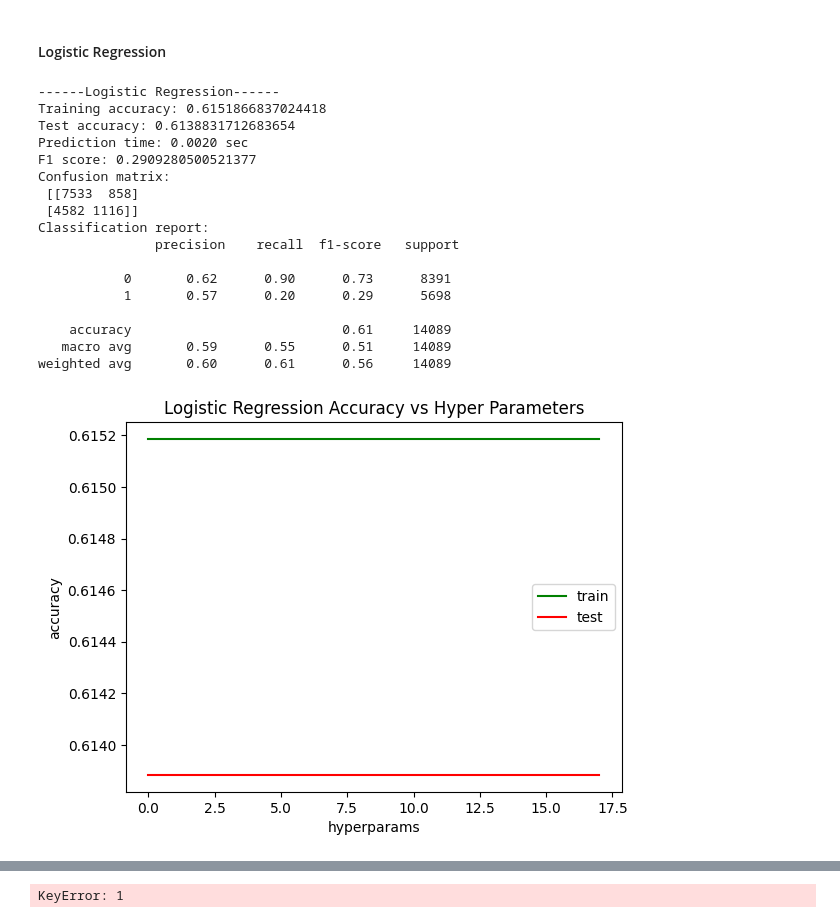
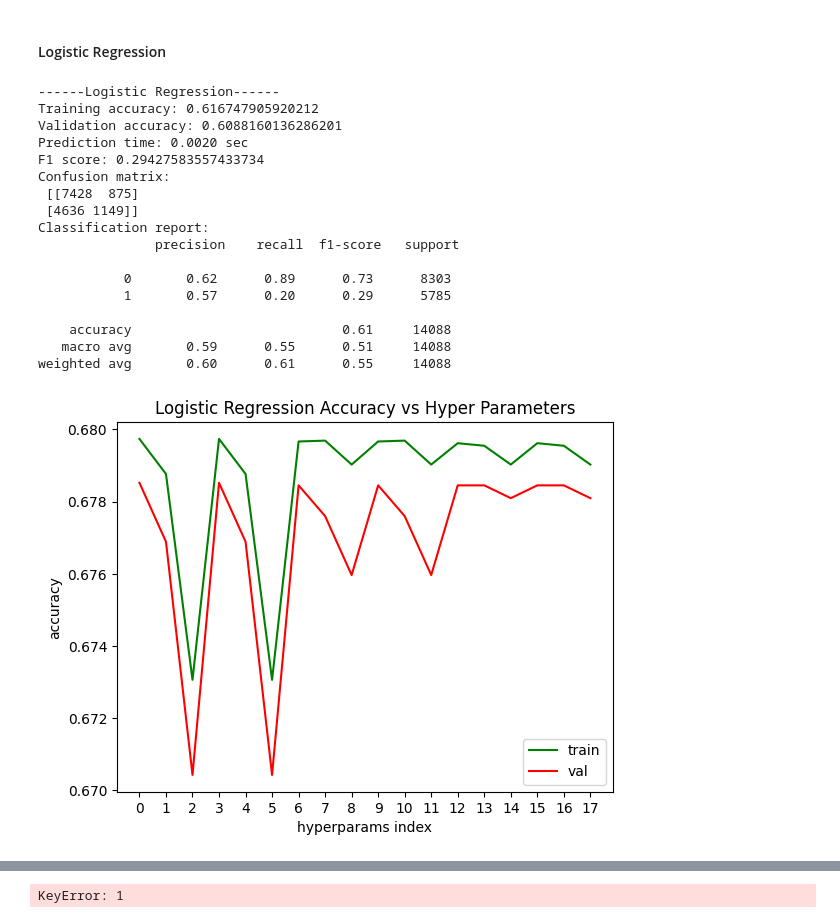
Before and after one commit to minhngo3818/cs178-diabetes-project, a Jupyter notebook: main.ipynb, the cells around one changed output, grey strips where cells are left out. Saved outputs shown, nothing was run; the diff lists cells and outputs as text; code cells hidden in the pictures.

```diff
--- a/main.ipynb
+++ b/main.ipynb
@@ -174,13 +99,13 @@ for i in range(len(ks)):
     kNN = KNeighborsClassifier(k)
     kNN.fit(X_train, y_train)
     y_pred = kNN.predict(X_train)
-    y_test_pred = kNN.predict(X_test)
+    y_val_pred = kNN.predict(X_val)
 
     knn_train_acc.append(accuracy_score(y_pred, y_train))
-    knn_test_acc.append(accuracy_score(y_test_pred, y_test))
+    knn_test_acc.append(accuracy_score(y_val_pred, y_val))
 
     knn_train_f1.append(f1_score(y_pred, y_train))
-    knn_test_f1.append(f1_score(y_test_pred, y_test))
+    knn_test_f1.append(f1_score(y_val_pred, y_test))
 
 fig, axes = plt.subplots(1, 2, figsize=(10, 5))
 axes[0].plot(ks, knn_train_acc, color="green", label="train")
@@ -188,13 +113,15 @@ axes[0].plot(ks, knn_test_acc, color="red", label="test")
 axes[0].set_xlabel("k neighbors")
 axes[0].set_ylabel("Accuracy")
 axes[0].set_title("Accuracy vs ks")
+axes[0].set_xticks(ks)
 axes[0].legend()
 
 axes[1].plot(ks, knn_train_f1, color="green", label="train")
-axes[1].plot(ks, knn_test_f1, color="red", label="test")
+axes[1].plot(ks, knn_test_f1, color="red", label="val")
 axes[1].set_xlabel("k neighbors")
 axes[1].set_ylabel("F1 Score")
 axes[1].set_title("F1 Score vs ks")
+axes[0].set_xticks(ks)
 axes[1].legend()
 plt.tight_layout()
 plt.show()
@@ -321,36 +220,36 @@ lr.fit(X_train, y_train)
 print("------Logistic Regression------")
 lr_train_pred = lr.predict(X_train)
 start_time = time.time()
-lr_test_pred = lr.predict(X_test)
+lr_val_pred = lr.predict(X_val)
 pred_time = time.time() - start_time
 
 lr_train_acc =  accuracy_score(y_train, lr_train_pred)
-lr_test_acc =  accuracy_score(y_test, lr_test_pred)
-lr_f1_score = f1_score(y_test, lr_test_pred)
-lr_confusion_matrix = confusion_matrix(y_test, lr_test_pred)
-lr_classification_report = classification_report(y_test, lr_test_pred)
+lr_val_acc =  accuracy_score(y_val, lr_val_pred)
+lr_f1_score = f1_score(y_val, lr_val_pred)
+lr_confusion_matrix = confusion_matrix(y_val, lr_val_pred)
+lr_classification_report = classification_report(y_val, lr_val_pred)
 
 print("Training accuracy:", lr_train_acc)
-print("Test accuracy:", lr_test_acc)
+print("Validation accuracy:", lr_val_acc)
 print("Prediction time: %.4f sec"% pred_time)
 print("F1 score:", lr_f1_score)
 print("Confusion matrix:\n", lr_confusion_matrix)
 print("Classification report:\n", lr_classification_report)
 # %% [output]
 ------Logistic Regression------
-Training accuracy: 0.6151866837024418
-Test accuracy: 0.6138831712683654
+Training accuracy: 0.616747905920212
+Validation accuracy: 0.6088160136286201
 Prediction time: 0.0020 sec
-F1 score: 0.2909280500521377
+F1 score: 0.29427583557433734
 Confusion matrix:
- [[7533  858]
- [4582 1116]]
+ [[7428  875]
+ [4636 1149]]
 Classification report:
                precision    recall  f1-score   support
 
-           0       0.62      0.90      0.73      8391
-           1       0.57      0.20      0.29      5698
+           0       0.62      0.89      0.73      8303
+           1       0.57      0.20      0.29      5785
 
-    accuracy                           0.61     14089
-   macro avg       0.59      0.55      0.51     14089
-weighted avg       0.60      0.61      0.56     14089
+    accuracy                           0.61     14088
+   macro avg       0.59      0.55      0.51     14088
+weighted avg       0.60      0.61      0.55     14088
@@ -379,7 +256,29 @@ hyperparameter_dicts = [
+# %%
+# Generate hyperparams set
+hyperparameter_dicts = [
+    {'penalty': 'l1', 'random_state': seed, 'C': 1, 'solver': 'liblinear', 'class_weight': 'balanced', 'max_iter': 100},
+    {'penalty': 'l1', 'random_state': seed, 'C': 0.1, 'solver': 'liblinear', 'class_weight': 'balanced', 'max_iter': 100},
+    {'penalty': 'l1', 'random_state': seed, 'C': 0.01, 'solver': 'liblinear', 'class_weight': 'balanced', 'max_iter': 100},
+    {'penalty': 'l1', 'random_state': seed, 'C': 1, 'solver': 'liblinear', 'class_weight': 'balanced', 'max_iter': 200},
+    {'penalty': 'l1', 'random_state': seed, 'C': 0.1, 'solver': 'liblinear', 'class_weight': 'balanced', 'max_iter': 200},
+    {'penalty': 'l1', 'random_state': seed, 'C': 0.01, 'solver': 'liblinear', 'class_weight': 'balanced', 'max_iter': 200},
+    {'penalty': 'l1', 'random_state': seed, 'C': 1, 'solver': 'saga', 'class_weight': 'balanced', 'max_iter': 100},
+    {'penalty': 'l1', 'random_state': seed, 'C': 0.1, 'solver': 'saga', 'class_weight': 'balanced', 'max_iter': 100},
+    {'penalty': 'l1', 'random_state': seed, 'C': 0.01, 'solver': 'saga', 'class_weight': 'balanced', 'max_iter': 100},
+    {'penalty': 'l1', 'random_state': seed, 'C': 1, 'solver': 'saga', 'class_weight': 'balanced', 'max_iter': 200},
+    {'penalty': 'l1', 'random_state': seed, 'C': 0.1, 'solver': 'saga', 'class_weight': 'balanced', 'max_iter': 200},
+    {'penalty': 'l1', 'random_state': seed, 'C': 0.01, 'solver': 'saga', 'class_weight': 'balanced', 'max_iter': 200},
+    {'penalty': 'l2', 'random_state': seed, 'C': 1, 'solver': 'lbfgs', 'class_weight': 'balanced', 'max_iter': 100},
+    {'penalty': 'l2', 'random_state': seed, 'C': 0.1, 'solver': 'lbfgs', 'class_weight': 'balanced', 'max_iter': 100},
+    {'penalty': 'l2', 'random_state': seed, 'C': 0.01, 'solver': 'lbfgs', 'class_weight': 'balanced', 'max_iter': 100},
+    {'penalty': 'l2', 'random_state': seed, 'C': 1, 'solver': 'lbfgs', 'class_weight': 'balanced', 'max_iter': 200},
+    {'penalty': 'l2', 'random_state': seed, 'C': 0.1, 'solver': 'lbfgs', 'class_weight': 'balanced', 'max_iter': 200},
+    {'penalty': 'l2', 'random_state': seed, 'C': 0.01, 'solver': 'lbfgs', 'class_weight': 'balanced', 'max_iter': 200},
+    ]
 # %%
 # Train model for each set of hyperparams
 lr_train_acc = []
-lr_test_acc = []
+lr_val_acc = []
 
 for hp_set in hyperparameter_dicts:
   lr = LogisticRegression(penalty=hp_set['penalty'], random_state=hp_set['random_state'],
@@ -387,17 +286,18 @@ for hp_set in hyperparameter_dicts:
                           max_iter=hp_set['max_iter'])
   lr.fit(X_train, y_train)
   train_pred = lr.predict(X_train)
-  test_pred = lr.predict(X_test)
+  val_pred = lr.predict(X_val)
 
-  lr_train_acc.append(accuracy_score(y_train, lr_train_pred))
-  lr_test_acc.append(accuracy_score(y_test, lr_test_pred))
+  lr_train_acc.append(accuracy_score(train_pred, lr_train_pred))
+  lr_val_acc.append(accuracy_score(val_pred , lr_val_pred))
 # %%
 plt.plot(lr_train_acc, color="green", label="train")
-plt.plot(lr_test_acc, color="red", label="test")
-plt.xlabel("hyperparams")
+plt.plot(lr_val_acc, color="red", label="val")
+plt.xticks(range(len(hyperparameter_dicts)))
+plt.xlabel("hyperparams index")
 plt.ylabel("accuracy")
 plt.title("Logistic Regression Accuracy vs Hyper Parameters")
 plt.legend()
 plt.show()
 # %% [output]
-[figure, old version]
+[figure, new version]
```
Also changed, not shown: parts of 20 cells of this notebook, 1 other file.
